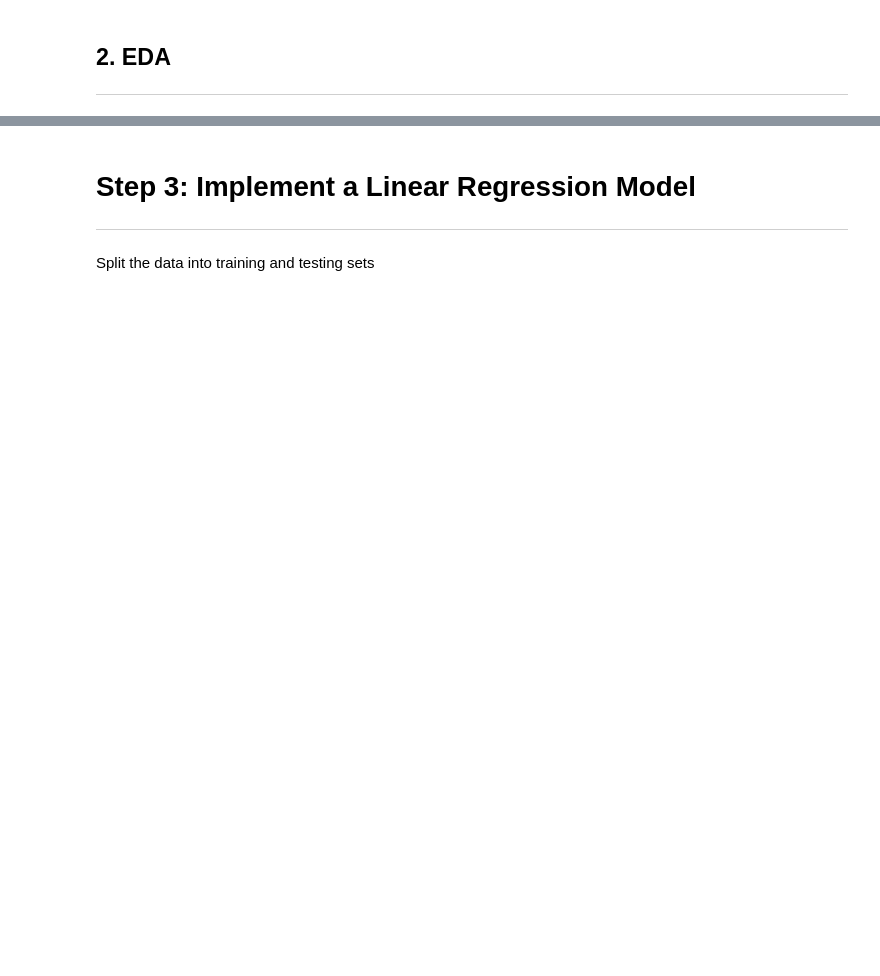
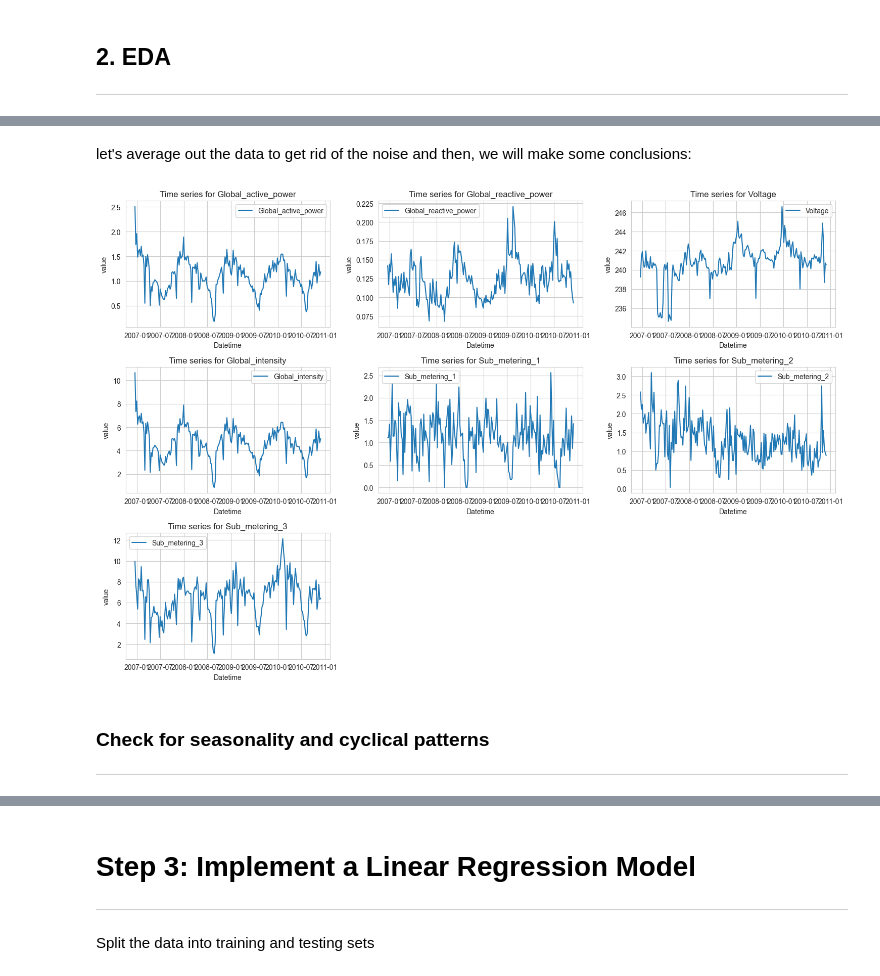
Before and after one commit to BarackSamuni/Data_science_lab2_homework2_solution, a Jupyter notebook: Fix Notebook.ipynb, the cells around one changed output, grey strips where cells are left out. Cells and saved outputs as stored; diff of their text form; code cells hidden in the pictures; blank space fills up the shorter version.

```diff
--- a/Fix Notebook.ipynb
+++ b/Fix Notebook.ipynb
@@ -80,0 +139,9 @@ power_consumption_df.head()
+# %% [markdown]
+let's average out the data to get rid of the noise and then, we will make some conclusions:
+# %%
+visualize_time_trends(power_consumption_df, resample='W')
+# %% [output]
+[figure, added]
+# %% [markdown]
+### **Check for seasonality and cyclical patterns**
+***
```
Also changed, not shown: parts of 55 cells of this notebook.
